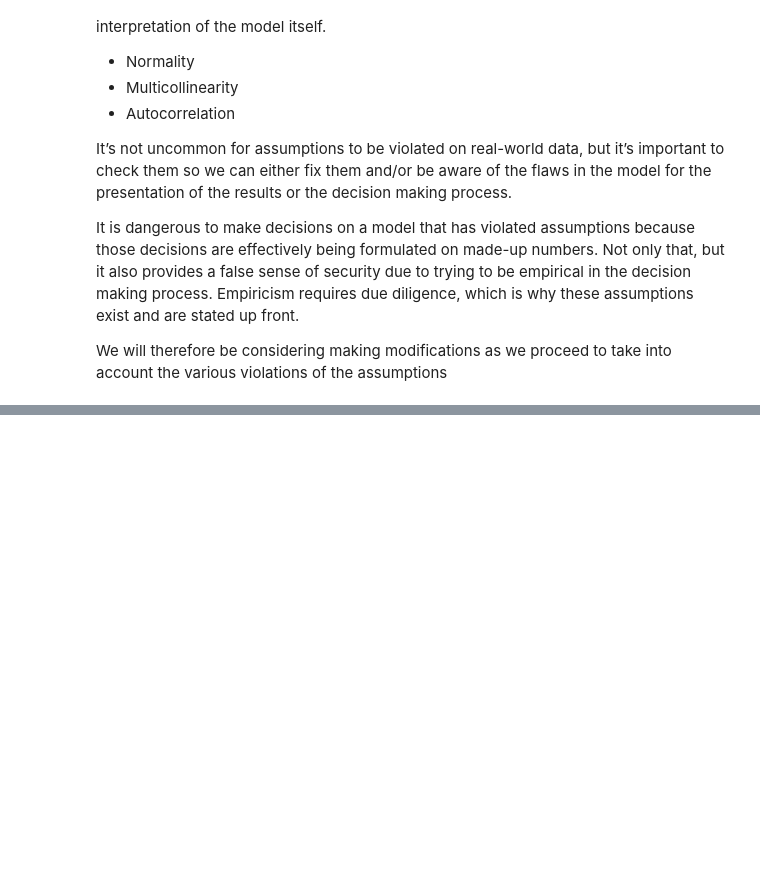
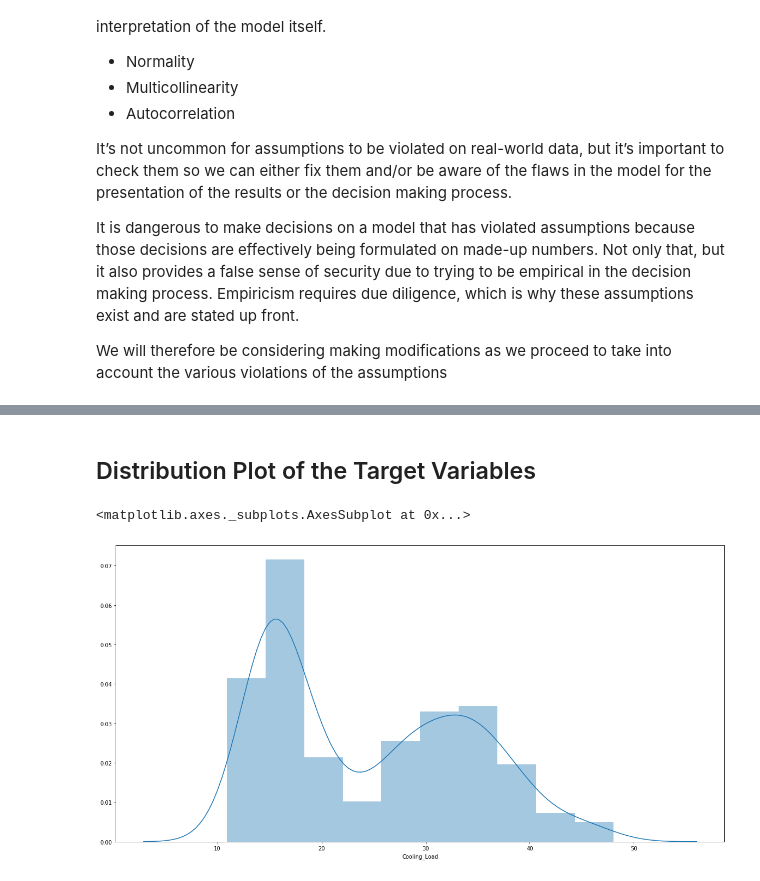
Before and after one commit to AbisoyeAbidakun/Energy-Data, a Jupyter notebook: Building Energy Efficiency - Machine Learning .ipynb, the cells around one changed output, grey strips where cells are left out. Cells and saved outputs as stored; diff of their text form; code cells hidden in the pictures; blank space fills up the shorter version.

```diff
--- a/Building Energy Efficiency - Machine Learning .ipynb
+++ b/Building Energy Efficiency - Machine Learning .ipynb
@@ -767,0 +848,7 @@ We will therefore be considering making modifications as we proceed to take into
+# %% [markdown]
+## Distribution Plot of the Target Variables
+# %%
+sns.distplot(target1)
+# %% [output]
+<matplotlib.axes._subplots.AxesSubplot at 0x...>
+[figure, added]
```
Also changed, not shown: parts of 44 cells of this notebook.
